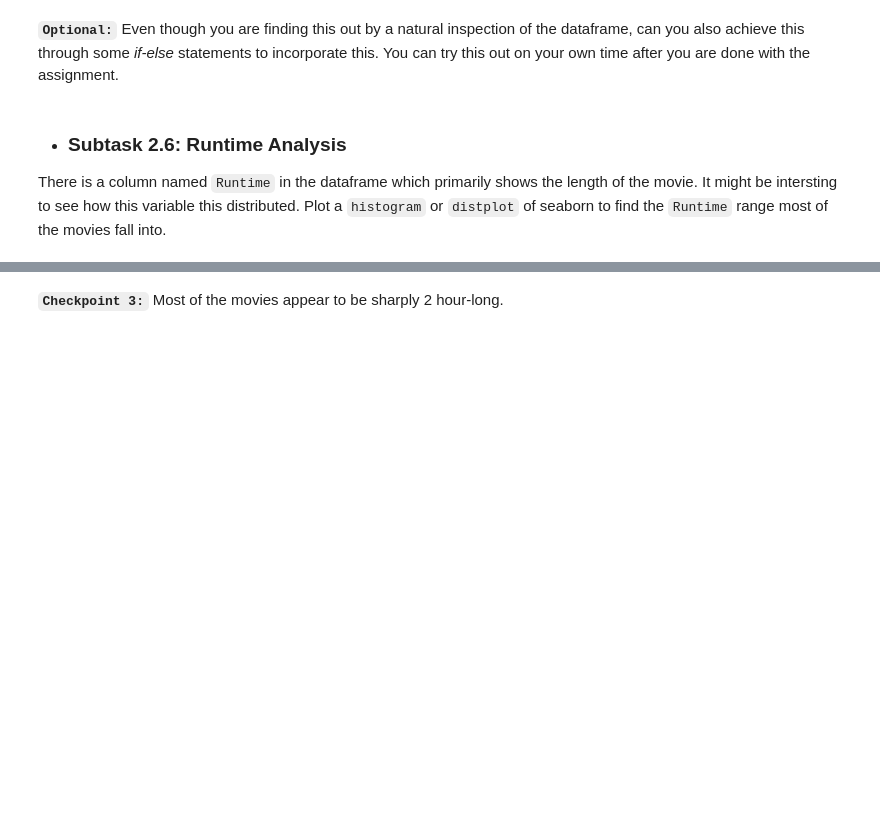
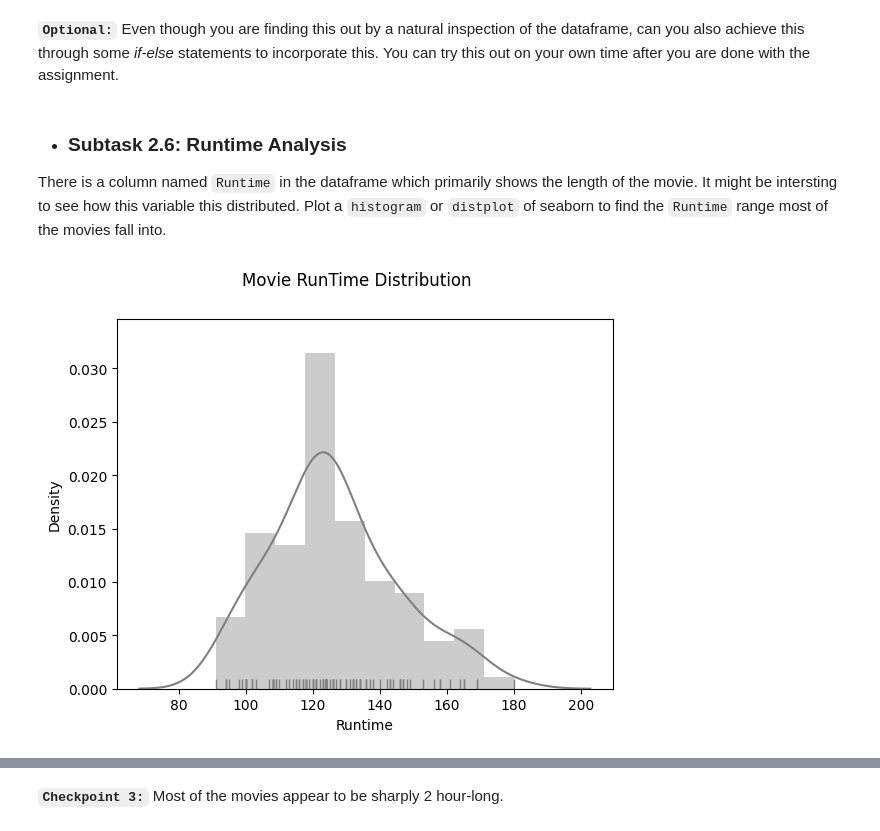
Before and after one commit to arshu04/IMDB_Movie_Assignment, a Jupyter notebook: IMDb+Movie+Assignment_stub.ipynb, the cells around one changed output, grey strips where cells are left out. Cells and saved outputs as stored; diff of their text form; code cells hidden in the pictures; blank space fills up the shorter version.

```diff
--- a/IMDb+Movie+Assignment_stub.ipynb
+++ b/IMDb+Movie+Assignment_stub.ipynb
@@ -169,2 +241,6 @@ As a part of this subtask, you are required to find out the highest rated movies
 # %%
 # Change the scale of MetaCritic
+
+movies.MetaCritic=movies.MetaCritic/10
+
+movies.MetaCritic
@@ -171,2 +260,6 @@ As a part of this subtask, you are required to find out the highest rated movies
 # %%
 # Find the average ratings
+
+movies['Avg_rating'] = (movies['MetaCritic'] + movies['IMDb_rating'])/2
+
+movies['Avg_rating']
@@ -173,2 +279,5 @@ As a part of this subtask, you are required to find out the highest rated movies
 # %%
 #Sort in descending order of average rating
+
+movies = movies.sort_values(by ='Avg_rating',ascending=False)
+movies.head()
@@ -187,0 +315,7 @@ Find out the top 5 popular trios, and output their names in a list.
+# %%
+# Write your code here
+movies['likes']=movies.actor_1_facebook_likes+movies.actor_2_facebook_likes+movies.actor_3_facebook_likes
+movies[['likes']].head(15)
+
+movies.sort_values(by='likes',ascending=False,inplace=True)
+movies[['actor_1_name','actor_2_name','actor_3_name','likes']].head()
@@ -221,0 +361,10 @@ There is a column named `Runtime` in the dataframe which primarily shows the len
+# %%
+# Runtime histogram/density plot
+import seaborn as sns
+import matplotlib.pyplot as plt
+
+sns.distplot(movies.Runtime,color='grey',rug=True,vertical=False,norm_hist=True,hist=True)
+plt.suptitle("Movie RunTime Distribution")
+plt.show()
+# %% [output]
+[figure, added]
```
Also changed, not shown: parts of 65 cells of this notebook.
